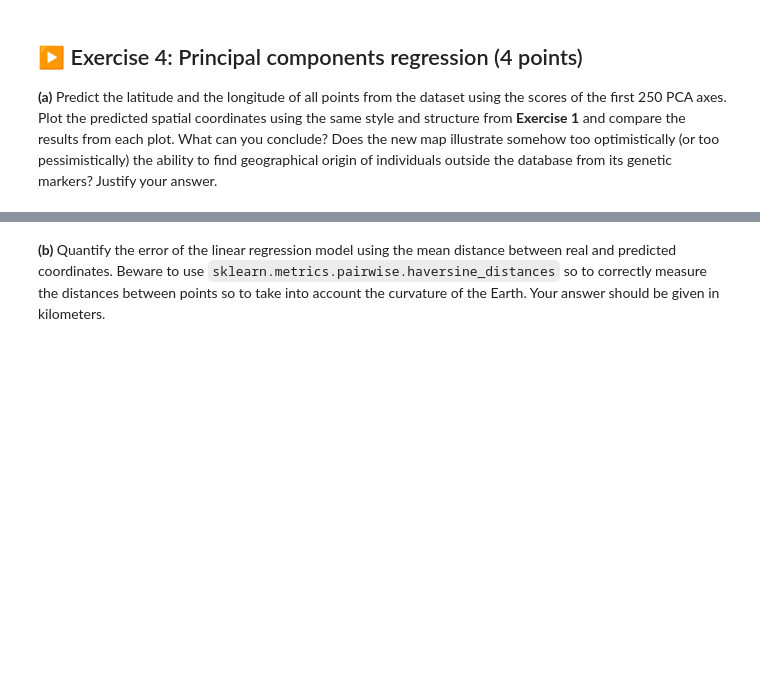
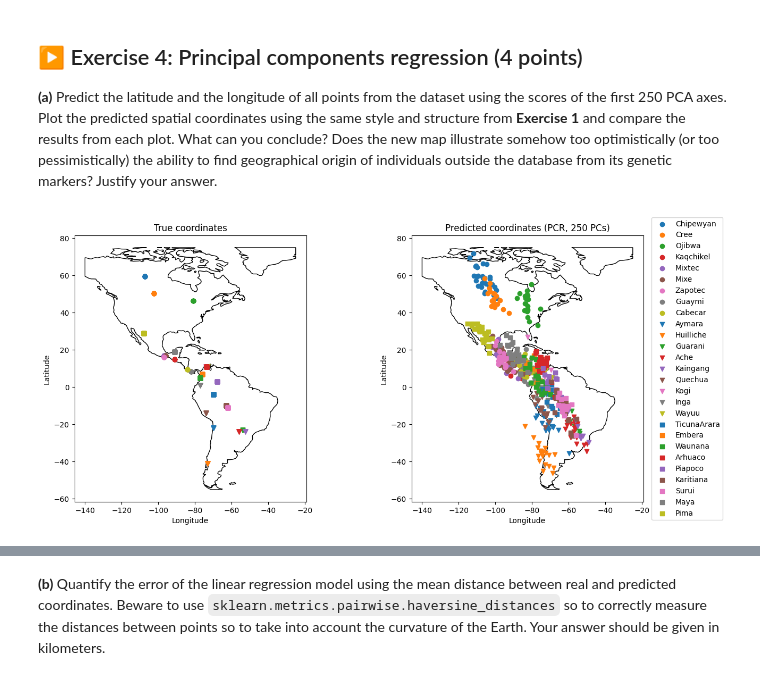
Before and after one commit to martinouks/isla_tp, a Jupyter notebook: TP2/TP2.ipynb, the cells around one changed output, grey strips where cells are left out. Cells and saved outputs as stored; diff of their text form; code cells hidden in the pictures; blank space fills up the shorter version.

```diff
--- a/TP2/TP2.ipynb
+++ b/TP2/TP2.ipynb
@@ -214,3 +214,57 @@ Redo the 2D scatter plot from item **(b)** on the normalized version of the data
 ## ▶️ Exercise 4: Principal components regression (4 points)
 
 **(a)** Predict the latitude and the longitude of all points from the dataset using the scores of the first 250 PCA axes. Plot the predicted spatial coordinates using the same style and structure from **Exercise 1** and compare the results from each plot. What can you conclude? Does the new map illustrate somehow too optimistically (or too pessimistically) the ability to find geographical origin of individuals outside the database from its genetic markers? Justify your answer.
+# %%
+from sklearn.decomposition import PCA
+from sklearn.linear_model import LinearRegression
+
+y_coords = df[['lat', 'long']].values
+
+# PCA scores using the first 250 components
+pca_250 = PCA(n_components=250)
+X_scores_250 = pca_250.fit_transform(X)
+
+# Fit linear regression on PCA scores and predict coordinates
+lr_pcr_250 = LinearRegression()
+lr_pcr_250.fit(X_scores_250, y_coords)
+y_pred_coords = lr_pcr_250.predict(X_scores_250)
+
+# Build a dataframe with predicted coordinates for plotting
+df_pred = df.copy()
+df_pred['lat_pred'] = y_pred_coords[:, 0]
+df_pred['long_pred'] = y_pred_coords[:, 1]
+
+# Plot true vs predicted locations (same structure as Exercise 1)
+tribe_order = df['Pop'].unique()
+
+fig, axes = plt.subplots(1, 2, figsize=(15, 6.5))
+
+for ax, title in zip(axes, ['True coordinates', 'Predicted coordinates (PCR, 250 PCs)']):
+    world.clip([-140, -55, -25, 75]).plot(ax=ax, color='white', edgecolor='black')
+    ax.set_title(title)
+    ax.set_xlabel('Longitude')
+    ax.set_ylabel('Latitude')
+
+for i, tribe in enumerate(tribe_order):
+    members_true = df[df['Pop'] == tribe]
+    members_pred = df_pred[df_pred['Pop'] == tribe]
+
+    axes[0].scatter(
+        members_true['long'],
+        members_true['lat'],
+        marker=marker_list[i // 9],
+        color=colors_list[i % 9],
+        label=tribe
+    )
+    axes[1].scatter(
+        members_pred['long_pred'],
+        members_pred['lat_pred'],
+        marker=marker_list[i // 9],
+        color=colors_list[i % 9],
+        label=tribe
+    )
+
+axes[1].legend(loc='center left', bbox_to_anchor=(1.02, 0.5))
+plt.show()
+# %% [output]
+[figure, added]
```
Also changed, not shown: parts of 3 cells of this notebook.
